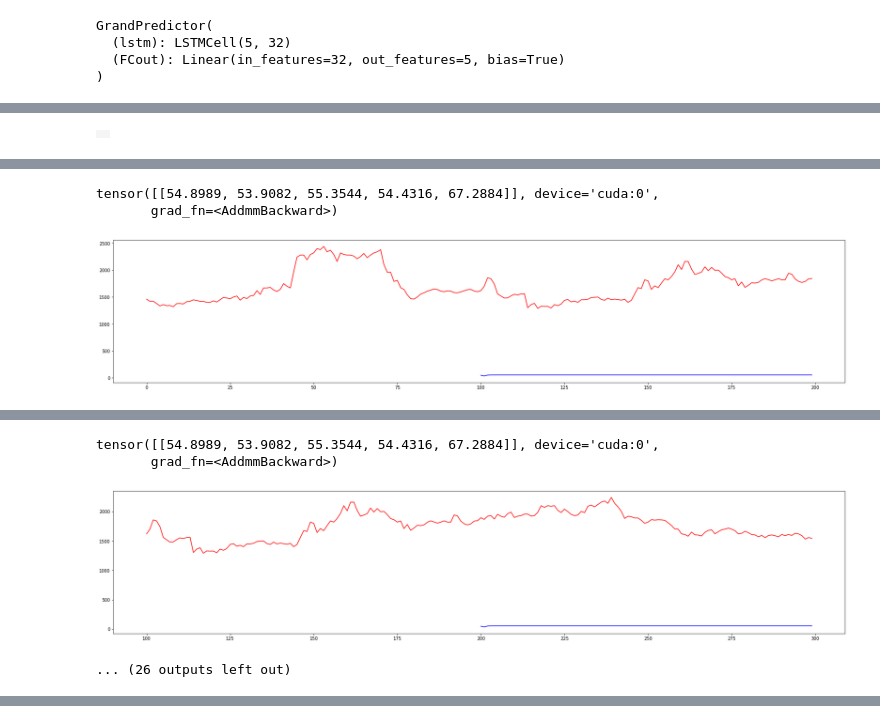
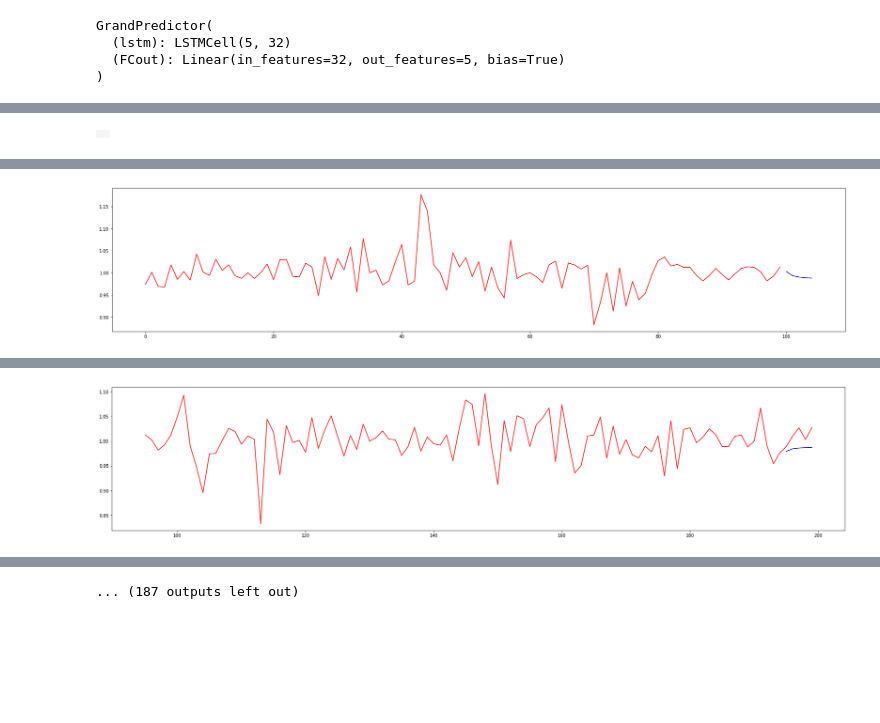
Before and after one commit to Kicory/ML_StockPJ, a Jupyter notebook: Notebook/TheGrandPredictor.ipynb, the cells around one changed output, grey strips where cells are left out. Cells and saved outputs as stored; diff of their text form; code cells hidden in the pictures; blank space fills up the shorter version.

```diff
--- a/Notebook/TheGrandPredictor.ipynb
+++ b/Notebook/TheGrandPredictor.ipynb
@@ -67,11 +67,12 @@ UsingColsCnt = len(UsingCols)
 # %%
 # 이게 되려나???
 def getInputData(theFile, length, batchSize):
-  reader = pd.read_csv(theFile, sep=',', chunksize=length * batchSize, usecols=UsingCols)
-  for chunk in reader:
-    if chunk.shape[0] != length * batchSize:
-      break;
-    yield torch.Tensor(chunk.to_numpy().reshape(batchSize, length, UsingColsCnt).swapaxes(0, 1))
+  for skipper in range(0, length, length // 4):
+    reader = pd.read_csv(theFile, sep=',', chunksize=length * batchSize, usecols=UsingCols, skiprows=[i for i in range(skipper)])
+    for chunk in reader:
+      if chunk.shape[0] != length * batchSize:
+        break;
+      yield torch.Tensor(chunk.to_numpy().reshape(batchSize, length, UsingColsCnt).swapaxes(0, 1))
 # %% [markdown]
 # 2. 모델 설명
 
@@ -104,7 +105,7 @@ predictor = predictor.to(device)
 # Print your neural network structure
 print(predictor)
 
-optimizer = optim.Adam(predictor.parameters(), lr=0.001)
+optimizer = optim.Adam(predictor.parameters(), lr=0.005)
 # %% [output]
 GrandPredictor(
   (lstm): LSTMCell(5, 32)
@@ -153,9 +154,9 @@ def predictorTrainer(predictor, x, futureRatio=0.5, TFRatio=0.5):
 
     return torch.stack(output)
 # %%
-maxEpoch = 10
+maxEpoch = 5
 batchSize = 32
-seqLen = 20
+seqLen = 10
 # %%
 # Training process
 
@@ -171,8 +172,7 @@ for epoch in range(maxEpoch):
   for data in reader:
     it = it + 1
     data = data.to(device);
-    print(data)
-    esti = predictorTrainer(predictor, data, 0.5, 0.5)
+    esti = predictorTrainer(predictor, data, 0.8, 0.5)
     loss = F.mse_loss(esti, data)
     #prices += esti[:, :, 3].cpu().detach().view(seqSize).tolist()
     optimizer.zero_grad()
@@ -242,45 +224,39 @@ def drawStepFig(trueCnt, estiCnt, grid):
       trueLen = trueLen - 1
     if trueLen < estiCnt + 1:
       continue
     else:
       estiData, h, c = predictor(trueData[trueLen - estiCnt - 1], h, c)
 
 
     estiVals.clear()
-    futureH = None
-    futureC = None
+    futureH = h.clone()
+    futureC = c.clone()
     for day in range(estiCnt - 1):
       estiVals.append(estiData[0][0].item())
       estiData, futureH, futureC = predictor(estiData, futureH, futureC)
     estiVals.append(estiData[0][0].item())
 
     startDay = max(0, dayCnt - (fullLen))
     endDay = max(dayCnt, fullLen)
     xAxis = [i for i in range(startDay, endDay)]
 
     if dayCnt % 100 == 0:
       with grid.output_to(0, 0):
         plt.figure(figsize=(30, 6))
         plt.plot(xAxis, trueVals + [None for i in range(fullLen - trueLen)], '-r')
         plt.plot(xAxis, [None for i in range(trueCnt)] + estiVals, '-b')
-        print(estiData)
         plt.show()
 
 grid = widgets.Grid(1, 1)
-drawStepFig(100, 100, grid);
+drawStepFig(100, 5, grid);
 # %% [output]
 |  |
 [interactive output not drawn]
 [interactive output not drawn]
 [interactive output not drawn]
-tensor([[54.8989, 53.9082, 55.3544, 54.4316, 67.2884]], device='cuda:0',
-       grad_fn=<AddmmBackward>)
-[figure, old version]
+[figure, new version]
 [interactive output not drawn]
 [interactive output not drawn]
 [interactive output not drawn]
 [interactive output not drawn]
-tensor([[54.8989, 53.9082, 55.3544, 54.4316, 67.2884]], device='cuda:0',
-       grad_fn=<AddmmBackward>)
-[figure, old version]
+[figure, new version]
-... (26 outputs left out)
@@ -287,2 +265,3 @@ tensor([[54.8989, 53.9082, 55.3544, 54.4316, 67.2884]], device='cuda:0',
+... (187 outputs left out)
 # %%
 import plotly
```
Also changed, not shown: parts of 2 cells of this notebook.
